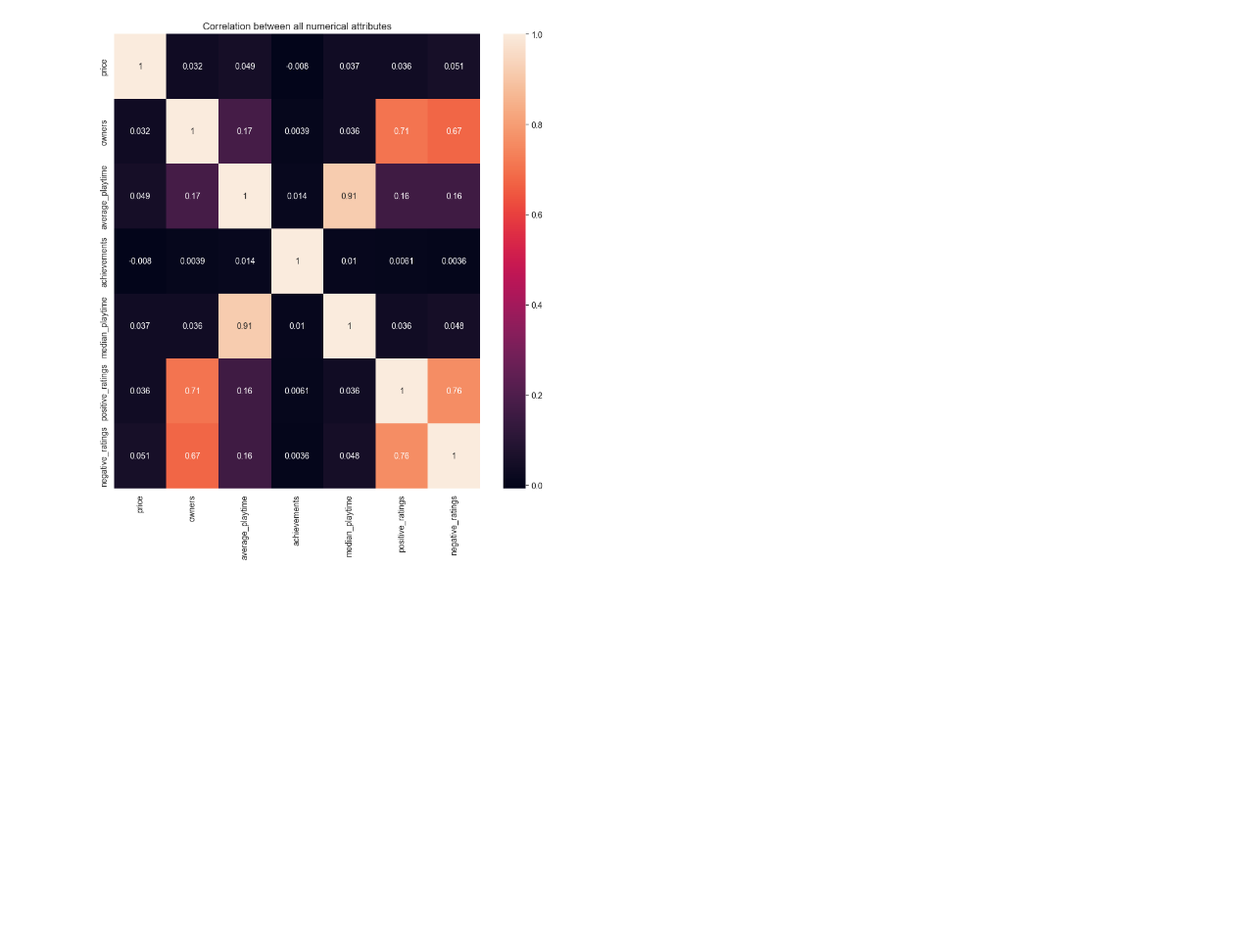
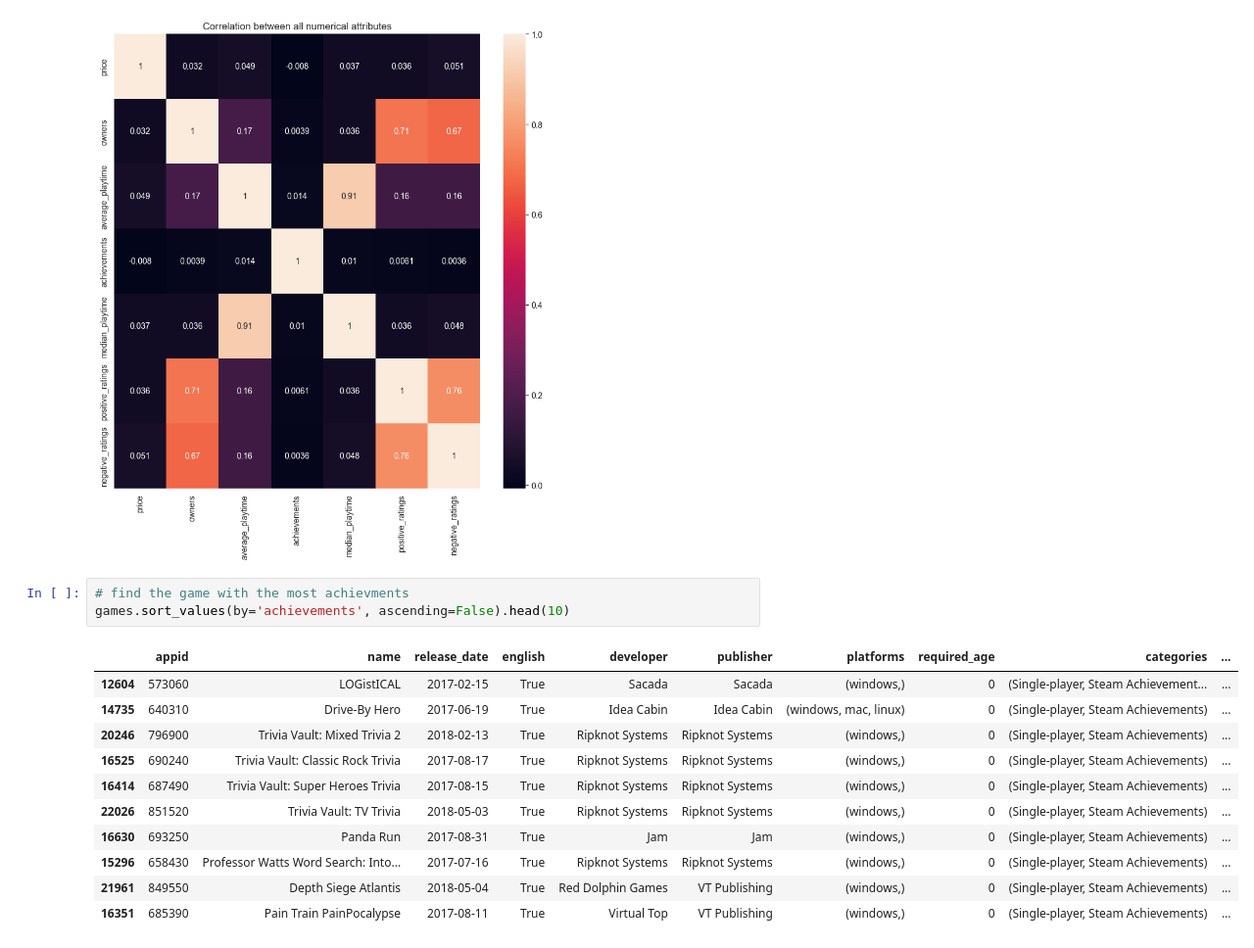
Before and after one commit to Bmknezev/ESOF-3675-Project, a Jupyter notebook: notebook.ipynb, the cells around one changed output. Shown at 98% size. Drawn from its saved outputs; the diff is of its cells as text; blank space fills up the shorter version.

```diff
--- a/notebook.ipynb
+++ b/notebook.ipynb
@@ -312,3 +312,18 @@ plt.show()
 # Written by Braydon
 # %% [output]
 [figure]
+# %%
+# find the game with the most achievments
+games.sort_values(by='achievements', ascending=False).head(10)
+# %% [output]
+|  | appid | name | release_date | english | developer | publisher | platforms | required_age | categories | ... |
+| 12604 | 573060 | LOGistICAL | 2017-02-15 | True | Sacada | Sacada | (windows,) | 0 | (Single-player, Steam Achievement... | ... |
+| 14735 | 640310 | Drive-By Hero | 2017-06-19 | True | Idea Cabin | Idea Cabin | (windows, mac, linux) | 0 | (Single-player, Steam Achievements) | ... |
+| 20246 | 796900 | Trivia Vault: Mixed Trivia 2 | 2018-02-13 | True | Ripknot Systems | Ripknot Systems | (windows,) | 0 | (Single-player, Steam Achievements) | ... |
+| 16525 | 690240 | Trivia Vault: Classic Rock Trivia | 2017-08-17 | True | Ripknot Systems | Ripknot Systems | (windows,) | 0 | (Single-player, Steam Achievements) | ... |
+| 16414 | 687490 | Trivia Vault: Super Heroes Trivia | 2017-08-15 | True | Ripknot Systems | Ripknot Systems | (windows,) | 0 | (Single-player, Steam Achievements) | ... |
+| 22026 | 851520 | Trivia Vault: TV Trivia | 2018-05-03 | True | Ripknot Systems | Ripknot Systems | (windows,) | 0 | (Single-player, Steam Achievements) | ... |
+| 16630 | 693250 | Panda Run | 2017-08-31 | True | Jam | Jam | (windows,) | 0 | (Single-player, Steam Achievements) | ... |
+| 15296 | 658430 | Professor Watts Word Search: Into... | 2017-07-16 | True | Ripknot Systems | Ripknot Systems | (windows,) | 0 | (Single-player, Steam Achievements) | ... |
+| 21961 | 849550 | Depth Siege Atlantis | 2018-05-04 | True | Red Dolphin Games | VT Publishing | (windows,) | 0 | (Single-player, Steam Achievements) | ... |
+| 16351 | 685390 | Pain Train PainPocalypse | 2017-08-11 | True | Virtual Top | VT Publishing | (windows,) | 0 | (Single-player, Steam Achievements) | ... |
```
